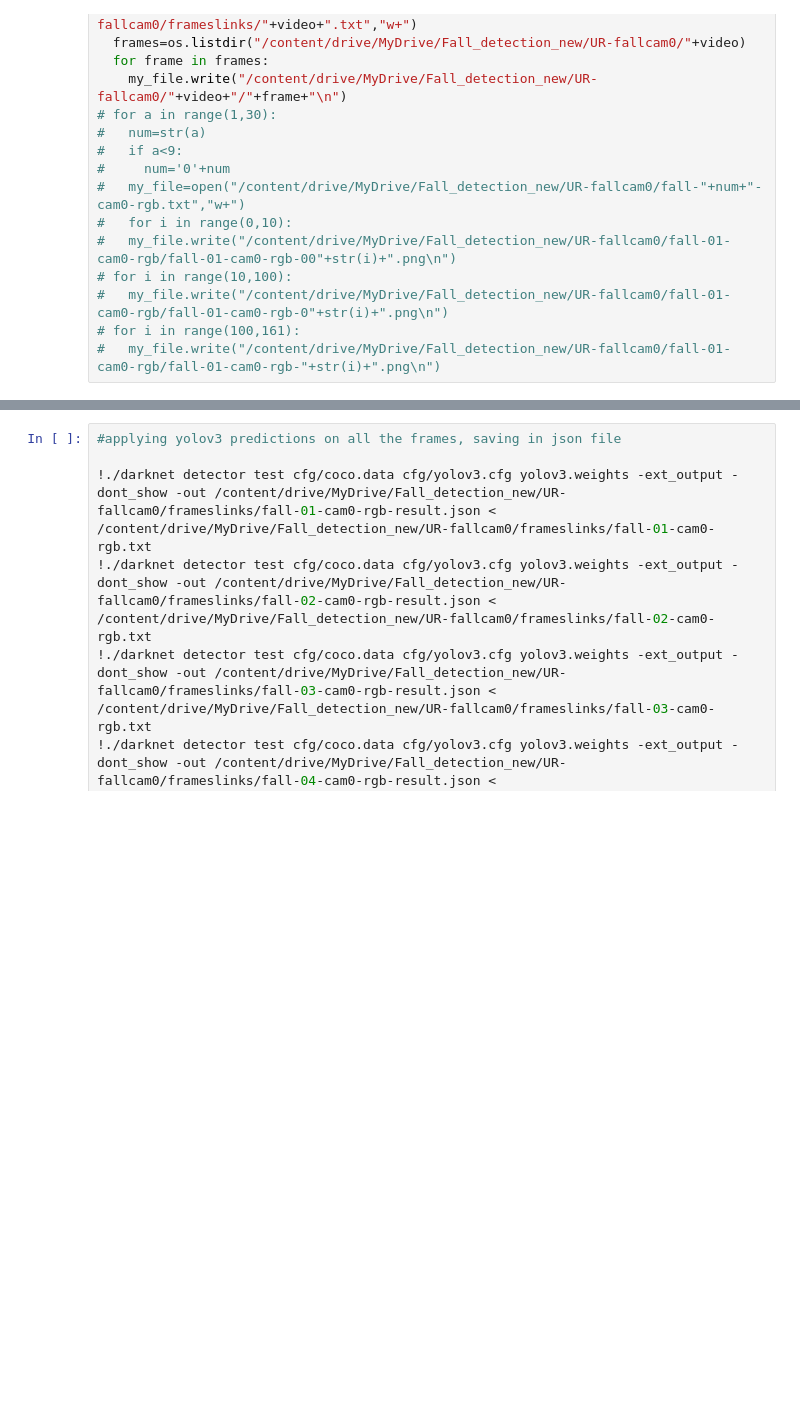
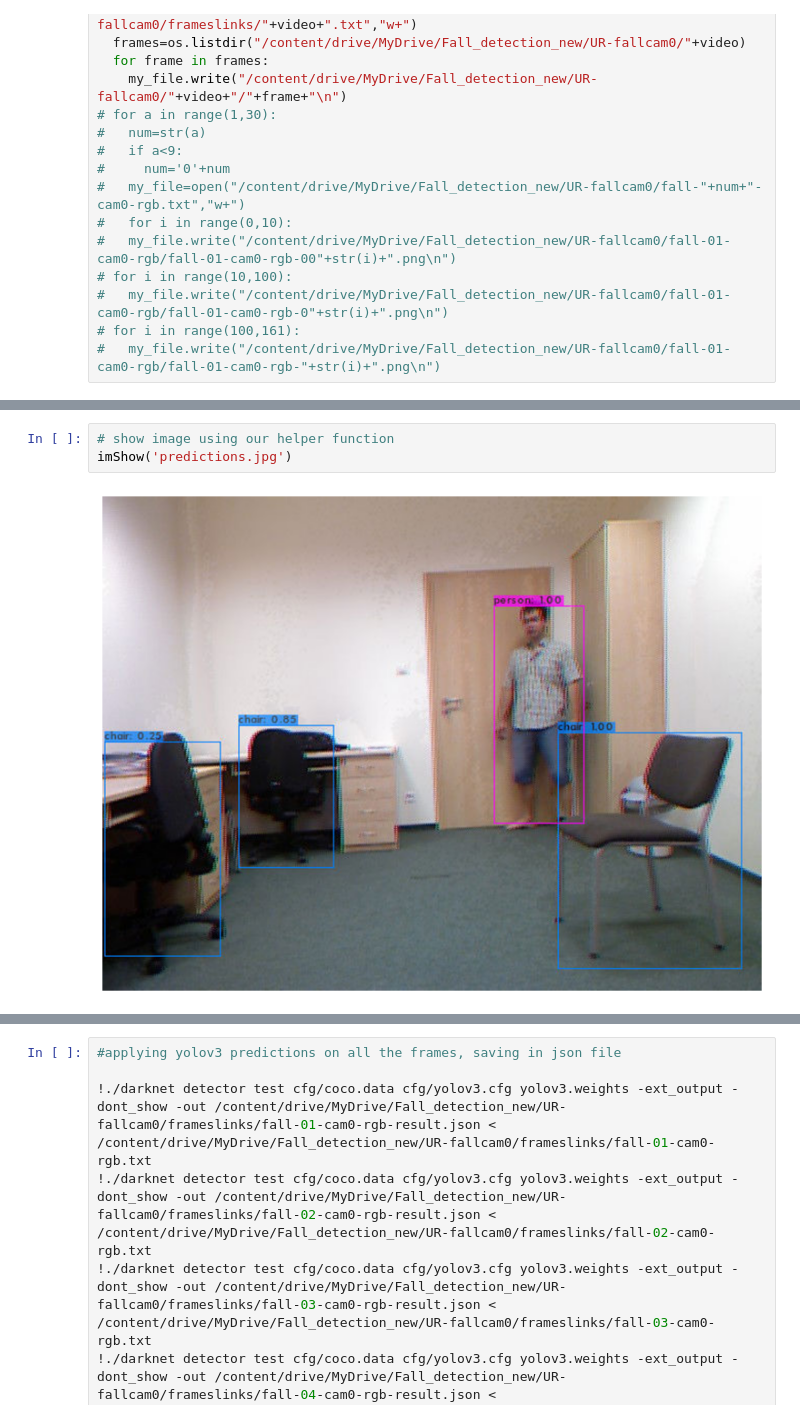
Before and after one commit to kavya6301/Human-fall-detection--BTP, a Jupyter notebook: Fall_detect.ipynb, the cells around one changed output, grey strips where cells are left out. Drawn from its saved outputs; the diff is of its cells as text; blank space fills up the shorter version.

```diff
--- a/Fall_detect.ipynb
+++ b/Fall_detect.ipynb
@@ -333,3 +370,8 @@ for video in videos:
+# %%
+# show image using our helper function
+imShow('predictions.jpg')
+# %% [output]
+[figure, added]
 # %%
 #applying yolov3 predictions on all the frames, saving in txt file
 # import os
```
Also changed, not shown: parts of 16 cells of this notebook.
